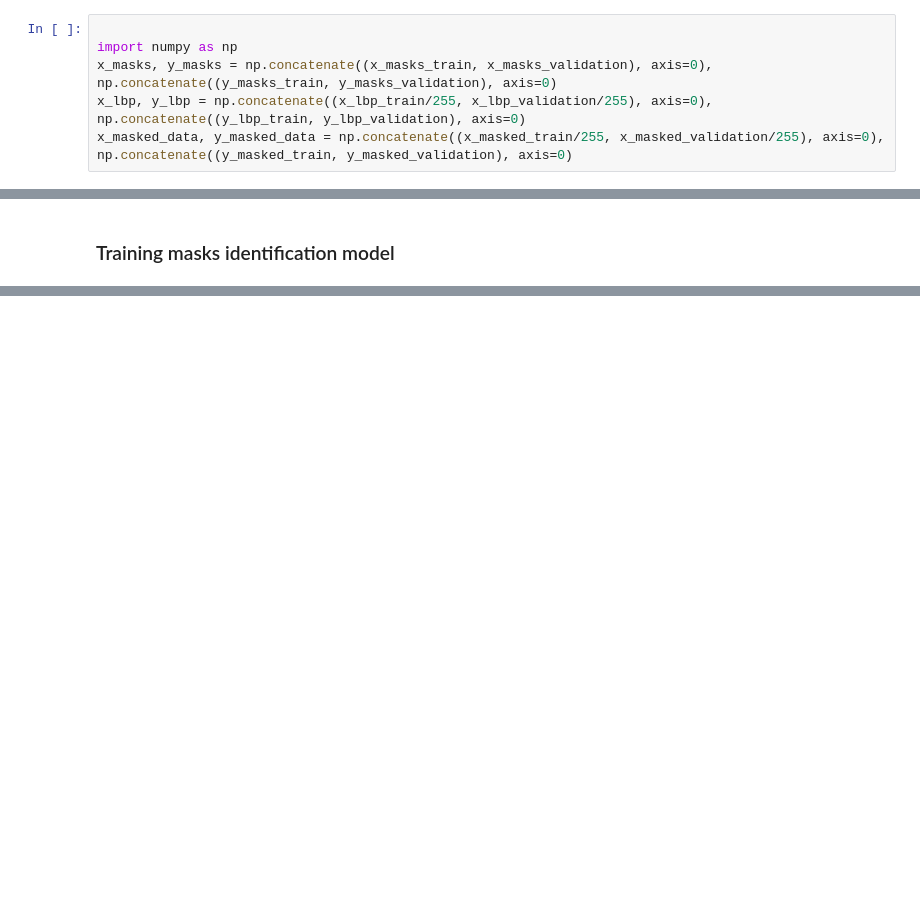
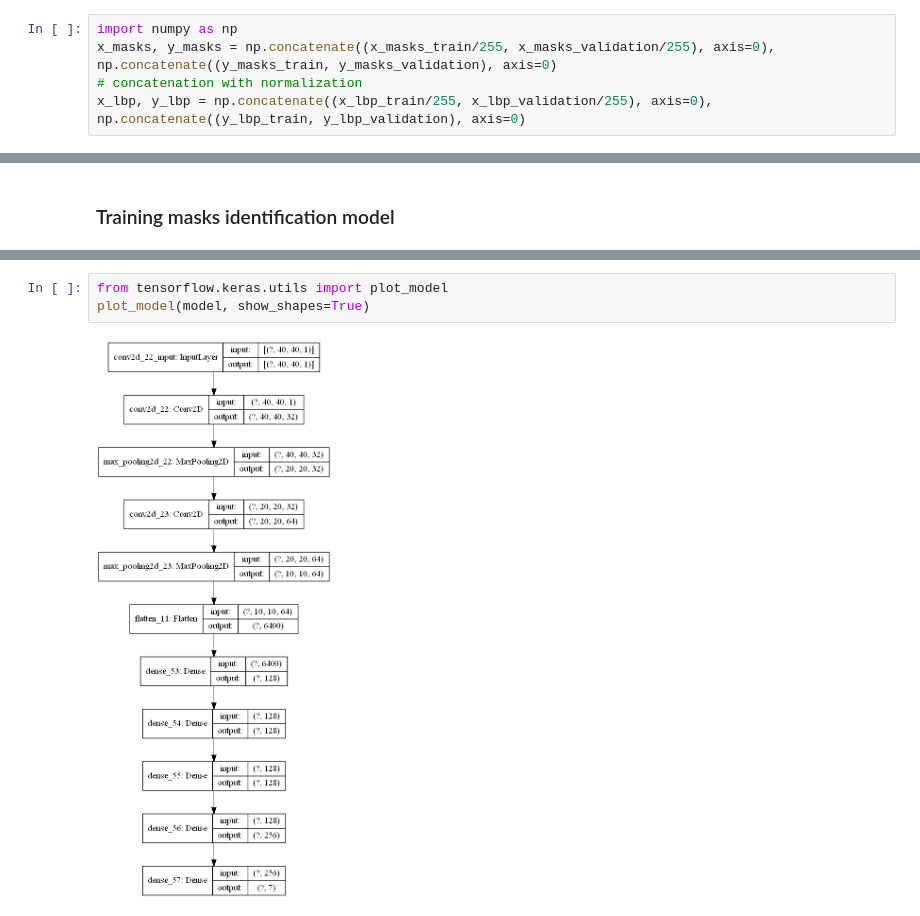
Before and after one commit to dbchango/re-id-project, a Jupyter notebook: tunner_sample.ipynb, the cells around one changed output, grey strips where cells are left out. Drawn from its saved outputs; the diff is of its cells as text; blank space fills up the shorter version.

```diff
--- a/tunner_sample.ipynb
+++ b/tunner_sample.ipynb
@@ -39,9 +21,8 @@ x train rgb shape: (10507, 40, 40, 1)    x train masks shape: (10507, 40, 40, 1)
 x test rgb shape: (2261, 40, 40, 1)      x test masks shape: (2261, 40, 40, 1)           same?: True
 x validation rgb shape: (2527, 40, 40, 1)        x validation masks shape: (2527, 40, 40, 1)     same?: True
 # %%
-
 import numpy as np
-x_masks, y_masks = np.concatenate((x_masks_train, x_masks_validation), axis=0), np.concatenate((y_masks_train, y_masks_validation), axis=0)
+x_masks, y_masks = np.concatenate((x_masks_train/255, x_masks_validation/255), axis=0), np.concatenate((y_masks_train, y_masks_validation), axis=0)
+# concatenation with normalization
 x_lbp, y_lbp = np.concatenate((x_lbp_train/255, x_lbp_validation/255), axis=0), np.concatenate((y_lbp_train, y_lbp_validation), axis=0)
-x_masked_data, y_masked_data = np.concatenate((x_masked_train/255, x_masked_validation/255), axis=0), np.concatenate((y_masked_train, y_masked_validation), axis=0)
 # %%
@@ -95,0 +117,5 @@ cv_training(model=model, n_splits=3, x_data=[x_masks], y_data=y_masks, path_to_s
+# %%
+from tensorflow.keras.utils import plot_model
+plot_model(model, show_shapes=True)
+# %% [output]
+[figure, added]
```
Also changed, not shown: parts of 43 cells of this notebook, 14 other files.
